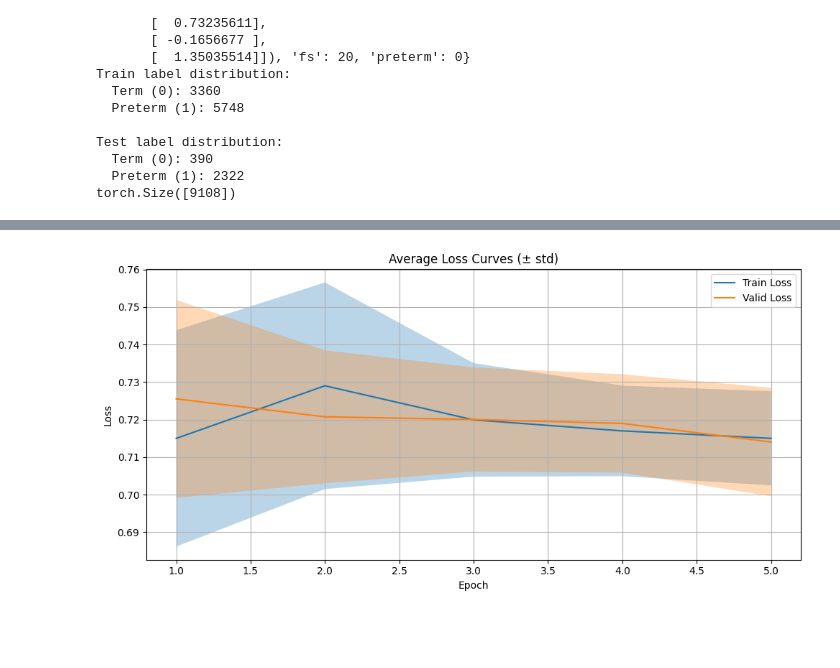
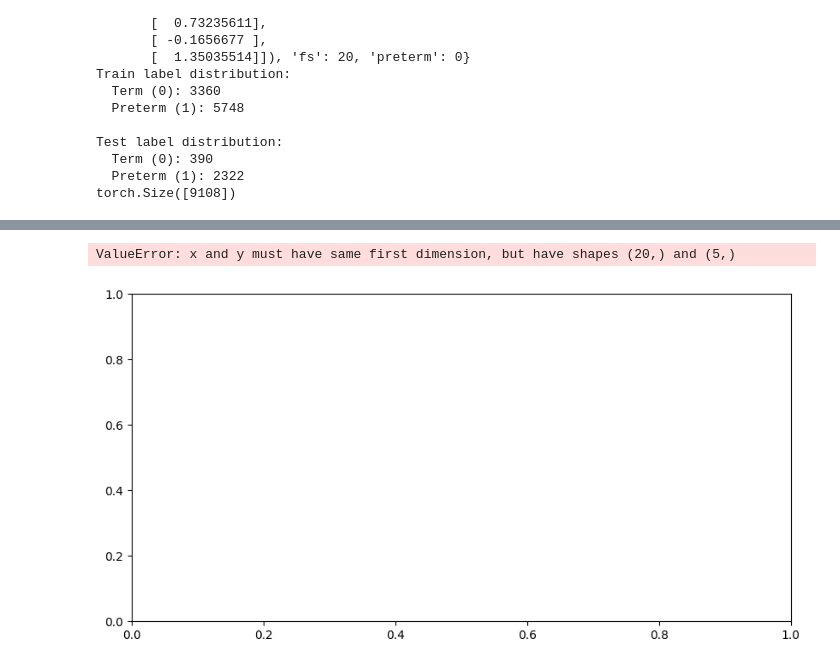
Before and after one commit to noorwertheim/Master-Thesis, a Jupyter notebook: notebooks/resnet_multiple_init.ipynb, the cells around one changed output, grey strips where cells are left out. Cells and saved outputs as stored; diff of their text form; code cells hidden in the pictures; blank space fills up the shorter version.

Commit message:
adjust number of epohcs for multiple init plot renset

```diff
--- a/notebooks/resnet_multiple_init.ipynb
+++ b/notebooks/resnet_multiple_init.ipynb
@@ -32,6 +32,10 @@ wandb: WARNING If you're specifying your api key in code, ensure this code is no
 wandb: WARNING Consider setting the WANDB_API_KEY environment variable, or running `wandb login` from the command line.
 wandb: Appending key for api.wandb.ai to your netrc file: /home/nwertheim/.netrc
 /home/nwertheim/miniconda3/bin/python
+# %%
+# Final Hyperparameters
+batch_size = 64
+learning_rate = 7.991870883780338e-05
 # %%
 '''MY DATA + class weights'''
 train_dir = os.path.join(univariate_data_path, "target_univariate_no_PCA_train.npy")
@@ -90,10 +94,10 @@ test_dataset = TensorDataset(test_windows_tensor, test_labels_tensor)
 class_weights = compute_class_weight(class_weight='balanced', classes=np.unique(train_labels), y=train_labels)
 class_weights_tensor = torch.tensor(class_weights, dtype=torch.float32).to(device)
 # Create DataLoaders
-batch_size = 32
+# batch_size = 32
 
-# train_loader = DataLoader(train_dataset, batch_size=batch_size, shuffle=True)
-# test_loader = DataLoader(test_dataset, batch_size=batch_size, shuffle=False)
+train_loader = DataLoader(train_dataset, batch_size=batch_size, shuffle=True)
+test_loader = DataLoader(test_dataset, batch_size=batch_size, shuffle=False)
 
 # Define device
 device = torch.device("cuda" if torch.cuda.is_available() else "cpu")
@@ -102,7 +106,7 @@ device = torch.device("cuda" if torch.cuda.is_available() else "cpu")
 dls = DataLoaders.from_dsets(
     train_dataset,
     test_dataset,
-    bs=32,
+    bs=batch_size,
     shuffle=True,
     num_workers=0  # avoid multiprocessing issues
 )
@@ -151,7 +155,7 @@ def seed_everything(seed):
     np.random.seed(seed)
     torch.manual_seed(seed)
     torch.cuda.manual_seed_all(seed)
-
+num_epochs = 20
 num_runs = 5
 all_train_losses = []
 all_valid_losses = []
@@ -178,13 +182,13 @@ for run in range(num_runs):
     learn.dls.to(device)
 
     # Fit
-    learn.fit_one_cycle(5, 1e-5)
+    learn.fit_one_cycle(num_epochs, learning_rate)
 
     # Record losses
     losses = np.array(learn.recorder.losses)
     iters_per_epoch = len(train_loader)
-    train_loss = losses[::2][:5]
-    valid_loss = losses[1::2][:5]
+    train_loss = losses[::2][:num_epochs]
+    valid_loss = losses[1::2][:num_epochs]
     all_train_losses.append(train_loss)
     all_valid_losses.append(valid_loss)
 
@@ -238,30 +264,31 @@ all_metrics = np.stack(all_metrics)
 🌀 Run 4/5
 ... (5 outputs left out)
 # %%
-epochs = np.arange(1, 6)
+epochs = np.arange(1, num_epochs+1)
 plt.figure(figsize=(10, 5))
 
 # Train loss
 mean_train = all_train_losses.mean(axis=0)
 std_train = all_train_losses.std(axis=0)
 plt.plot(epochs, mean_train, label='Train Loss')
 plt.fill_between(epochs, mean_train - std_train, mean_train + std_train, alpha=0.3)
 
 # Valid loss
 mean_valid = all_valid_losses.mean(axis=0)
 std_valid = all_valid_losses.std(axis=0)
 plt.plot(epochs, mean_valid, label='Valid Loss')
 plt.fill_between(epochs, mean_valid - std_valid, mean_valid + std_valid, alpha=0.3)
 
 plt.xlabel('Epoch')
 plt.ylabel('Loss')
-plt.title('Average Loss Curves (± std)')
+plt.title('Average Loss Curves Over Five Runs')
 plt.legend()
 plt.grid(True)
 plt.tight_layout()
 plt.show()
 # %% [output]
+ValueError: x and y must have same first dimension, but have shapes (20,) and (5,)
-[figure, old version]
+[figure, new version]
 # %%
 metric_names = ['Accuracy', 'Precision', 'Recall', 'F1 Score', 'AP', 'AUC']
 mean_metrics = all_metrics.mean(axis=0)
```
Also changed, not shown: parts of 2 cells of this notebook, 4 other files.
